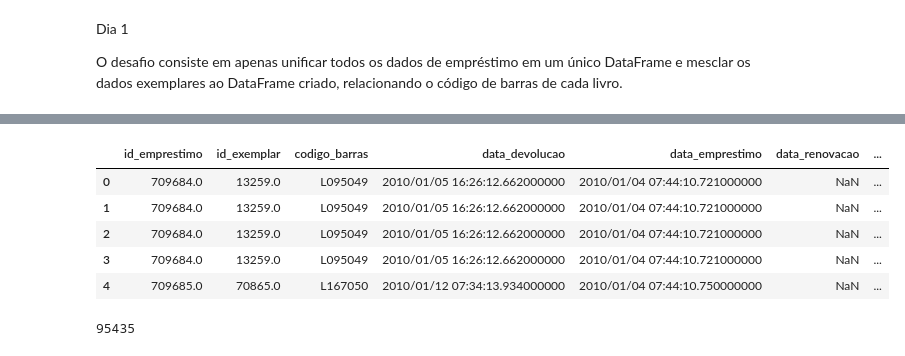
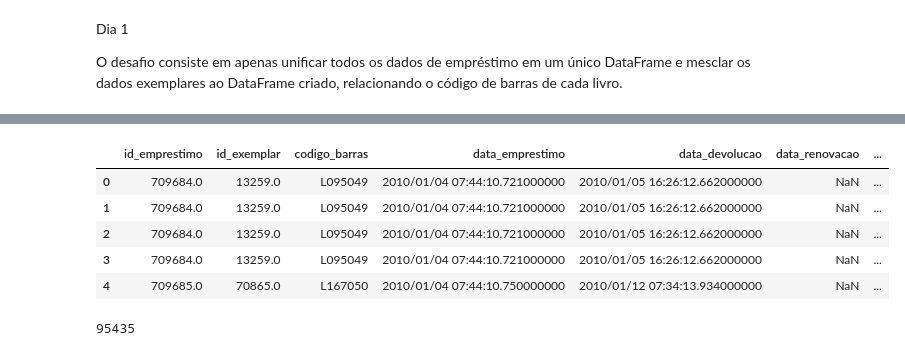
Before and after one commit to LuizHB23/7DaysOfCode-Pandas, a Jupyter notebook: main.ipynb, the cells around one changed output, grey strips where cells are left out. Cells and saved outputs as stored; diff of their text form; code cells hidden in the pictures.

```diff
--- a/main.ipynb
+++ b/main.ipynb
@@ -67,21 +67,21 @@ Data columns (total 13 columns):
 dtypes: float64(5), object(8)
 memory usage: 264.3+ MB
 # %%
-emprestimos = emprestimos[['id_emprestimo', 'id_exemplar', 'codigo_barras', 'data_devolucao', 'data_emprestimo', 'data_renovacao',
+emprestimos = emprestimos[['id_emprestimo', 'id_exemplar', 'codigo_barras', 'data_emprestimo', 'data_devolucao', 'data_renovacao',
                           'matricula_ou_siape', 'tipo_vinculo_usuario',
                           'colecao', 'biblioteca', 'status_material',
                           'localizacao', 'registro_sistema']]
 
 emprestimos.sort_values('id_emprestimo', inplace=True)
 emprestimos.reset_index(drop=True, inplace=True)
 emprestimos.head()
 # %% [output]
-|  | id_emprestimo | id_exemplar | codigo_barras | data_devolucao | data_emprestimo | data_renovacao | ... |
-| 0 | 709684.0 | 13259.0 | L095049 | 2010/01/05 16:26:12.662000000 | 2010/01/04 07:44:10.721000000 | NaN | ... |
-| 1 | 709684.0 | 13259.0 | L095049 | 2010/01/05 16:26:12.662000000 | 2010/01/04 07:44:10.721000000 | NaN | ... |
-| 2 | 709684.0 | 13259.0 | L095049 | 2010/01/05 16:26:12.662000000 | 2010/01/04 07:44:10.721000000 | NaN | ... |
-| 3 | 709684.0 | 13259.0 | L095049 | 2010/01/05 16:26:12.662000000 | 2010/01/04 07:44:10.721000000 | NaN | ... |
-| 4 | 709685.0 | 70865.0 | L167050 | 2010/01/12 07:34:13.934000000 | 2010/01/04 07:44:10.750000000 | NaN | ... |
+|  | id_emprestimo | id_exemplar | codigo_barras | data_emprestimo | data_devolucao | data_renovacao | ... |
+| 0 | 709684.0 | 13259.0 | L095049 | 2010/01/04 07:44:10.721000000 | 2010/01/05 16:26:12.662000000 | NaN | ... |
+| 1 | 709684.0 | 13259.0 | L095049 | 2010/01/04 07:44:10.721000000 | 2010/01/05 16:26:12.662000000 | NaN | ... |
+| 2 | 709684.0 | 13259.0 | L095049 | 2010/01/04 07:44:10.721000000 | 2010/01/05 16:26:12.662000000 | NaN | ... |
+| 3 | 709684.0 | 13259.0 | L095049 | 2010/01/04 07:44:10.721000000 | 2010/01/05 16:26:12.662000000 | NaN | ... |
+| 4 | 709685.0 | 70865.0 | L167050 | 2010/01/04 07:44:10.750000000 | 2010/01/12 07:34:13.934000000 | NaN | ... |
 # %%
 print(emprestimos.duplicated().sum())
 # %% [output]
```
Also changed, not shown: parts of 30 cells of this notebook.
